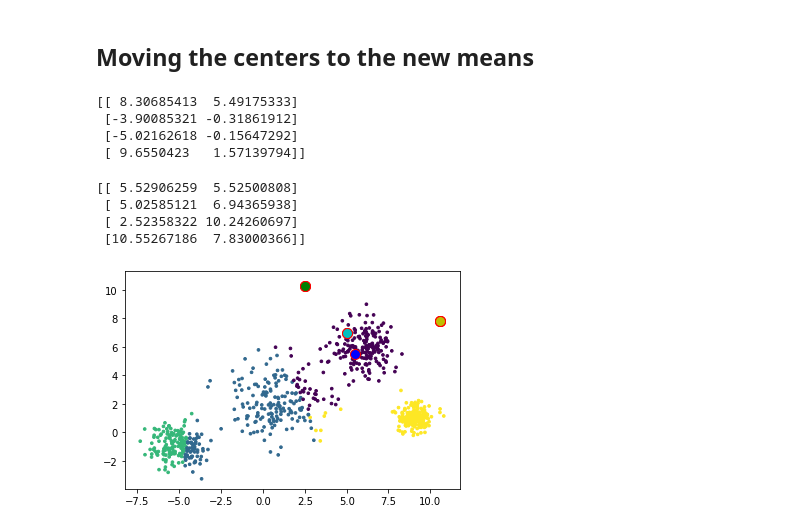
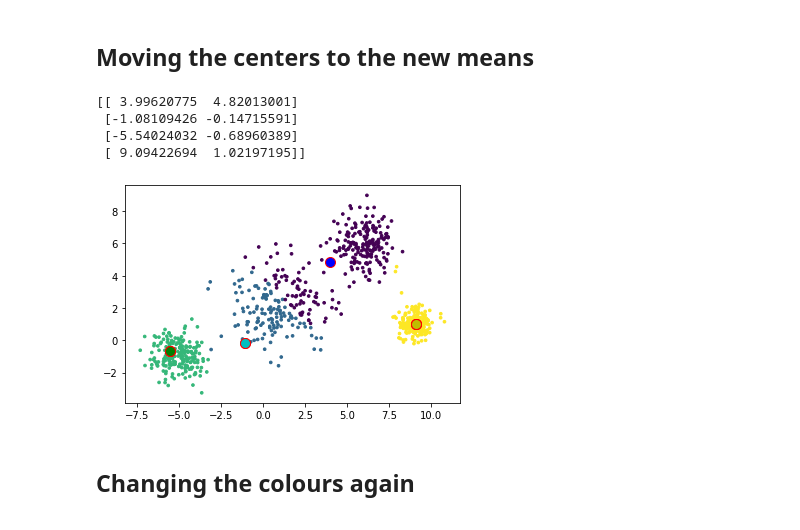
Before and after one commit to Phllips/Portfolio, a Jupyter notebook: Portfolio 3.ipynb, the cells around one changed output. Cells and saved outputs as stored; diff of their text form; code cells hidden in the pictures.

```diff
--- a/Portfolio 3.ipynb
+++ b/Portfolio 3.ipynb
@@ -144,5 +129,5 @@ colmap = {0: 'b', 1: 'c', 2: 'g', 3: 'y'}
 plt.scatter(data[:,0], data[:,1], s=7, c=cluster)
 
 for i in range(k):
-    plt.scatter(fixedcentres[i:,0], fixedcentres[i:,1], s=100, c = colmap[i], edgecolors='r')
+    plt.scatter(new_centres[i:,0], new_centres[i:,1], s=100, c = colmap[i], edgecolors='r')
 # %% [output]
@@ -195,47 +180,20 @@ for i in range(k):
 # %% [markdown]
 ## Moving the centers to the new means
-# %%
-new_centres2 = np.zeros((4,2))
-def update(k):
-    for i in range(len(new_centres2)):
-        for j in range(len(data)):
-            if(cluster2[j] == i):
-                new_centres2[i:,0] = np.mean(data[j][0])
-                new_centres2[i:,1] = np.mean(data[j][1])
-    return k
-
-update(new_centres2)
-
-print(new_centres2)
-# %% [output]
-[[ 8.30685413  5.49175333]
- [-3.90085321 -0.31861912]
- [-5.02162618 -0.15647292]
- [ 9.6550423   1.57139794]]
-# %%
-fixedcentres2 = np.zeros((4,2))
-
-total = 0
-count = 0
-
-for i in range(len(new_centres2)):
-    count = 0
-    for j in range(len(data)):
-        if cluster2[j] == i:
-            count+=1
-            total+=data[j]
-    fixedcentres2[i] = (total/count)
-
-print(fixedcentres2)
-# %% [output]
-[[ 5.52906259  5.52500808]
- [ 5.02585121  6.94365938]
- [ 2.52358322 10.24260697]
- [10.55267186  7.83000366]]
+# %%
+new_centres2 = update(new_centres)
+
+print(new_centres2)
+# %% [output]
+[[ 3.99620775  4.82013001]
+ [-1.08109426 -0.14715591]
+ [-5.54024032 -0.68960389]
+ [ 9.09422694  1.02197195]]
 # %%
 plt.scatter(data[:,0], data[:,1], s=7, c=cluster2)
 
 for i in range(k):
-    plt.scatter(fixedcentres2[i:,0], fixedcentres2[i:,1], s=100, c = colmap[i], edgecolors='r')
+    plt.scatter(new_centres2[i:,0], new_centres2[i:,1], s=100, c = colmap[i], edgecolors='r')
 # %% [output]
-[figure, old version]
+[figure, new version]
+# %% [markdown]
+## Changing the colours again
```
Also changed, not shown: parts of 12 cells of this notebook.
